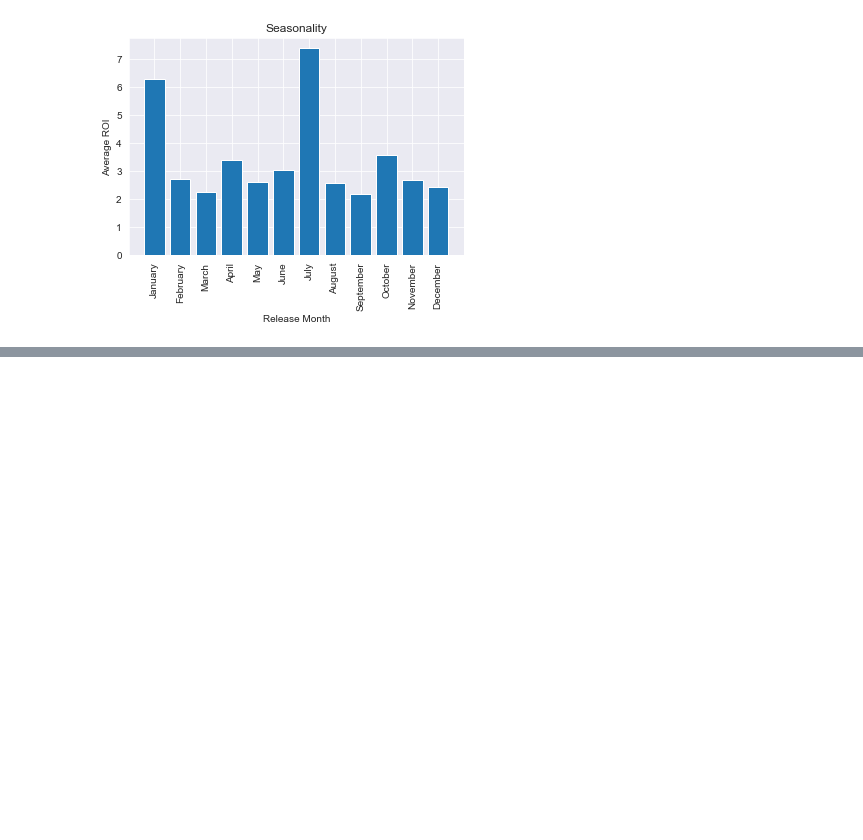
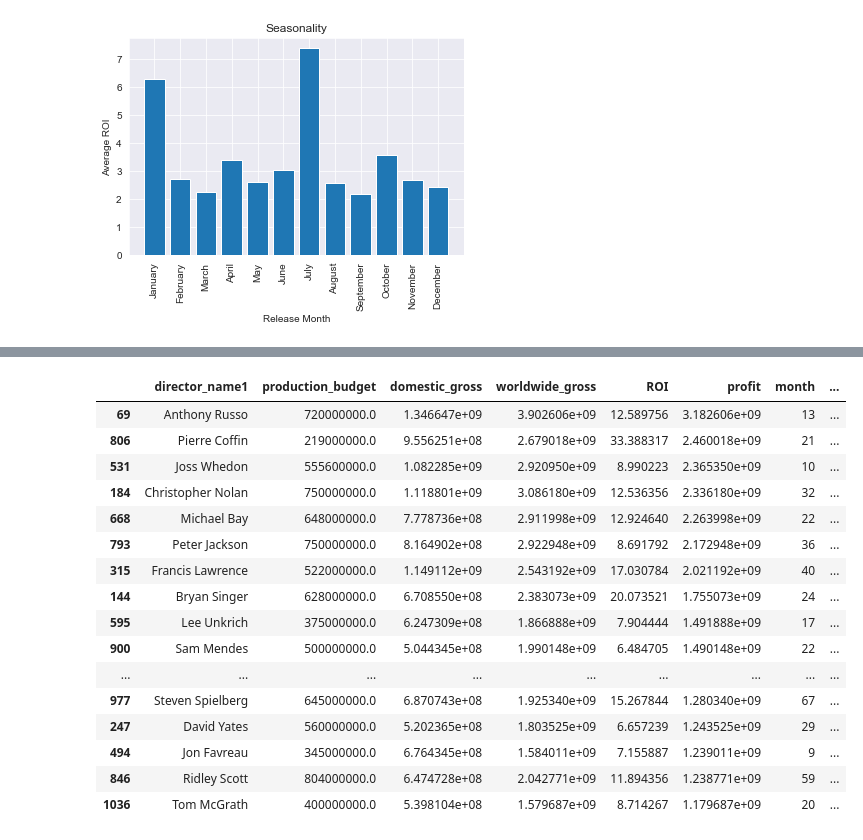
Before and after one commit to ZenBurrito/Phase-1Project, a Jupyter notebook: final_merge-DBcopy.ipynb, the cells around one changed output, grey strips where cells are left out. Drawn from its saved outputs; the diff is of its cells as text; code cells hidden in the pictures; blank space fills up the shorter version.

```diff
--- a/final_merge-DBcopy.ipynb
+++ b/final_merge-DBcopy.ipynb
@@ -719,0 +706,22 @@ df_merge.sort_values(by = 'worldwide_gross', ascending = False).head(20)
+# %%
+df_merge_dir = df_merge.groupby(by='director_name1').sum().reset_index()
+# %%
+df_merge_dir.sort_values(by = 'profit', ascending = False).head(20)
+# %% [output]
+|  | director_name1 | production_budget | domestic_gross | worldwide_gross | ROI | profit | month | ... |
+| 69 | Anthony Russo | 720000000.0 | 1.346647e+09 | 3.902606e+09 | 12.589756 | 3.182606e+09 | 13 | ... |
+| 806 | Pierre Coffin | 219000000.0 | 9.556251e+08 | 2.679018e+09 | 33.388317 | 2.460018e+09 | 21 | ... |
+| 531 | Joss Whedon | 555600000.0 | 1.082285e+09 | 2.920950e+09 | 8.990223 | 2.365350e+09 | 10 | ... |
+| 184 | Christopher Nolan | 750000000.0 | 1.118801e+09 | 3.086180e+09 | 12.536356 | 2.336180e+09 | 32 | ... |
+| 668 | Michael Bay | 648000000.0 | 7.778736e+08 | 2.911998e+09 | 12.924640 | 2.263998e+09 | 22 | ... |
+| 793 | Peter Jackson | 750000000.0 | 8.164902e+08 | 2.922948e+09 | 8.691792 | 2.172948e+09 | 36 | ... |
+| 315 | Francis Lawrence | 522000000.0 | 1.149112e+09 | 2.543192e+09 | 17.030784 | 2.021192e+09 | 40 | ... |
+| 144 | Bryan Singer | 628000000.0 | 6.708550e+08 | 2.383073e+09 | 20.073521 | 1.755073e+09 | 24 | ... |
+| 595 | Lee Unkrich | 375000000.0 | 6.247309e+08 | 1.866888e+09 | 7.904444 | 1.491888e+09 | 17 | ... |
+| 900 | Sam Mendes | 500000000.0 | 5.044345e+08 | 1.990148e+09 | 6.484705 | 1.490148e+09 | 22 | ... |
+| ... | ... | ... | ... | ... | ... | ... | ... | ... |
+| 977 | Steven Spielberg | 645000000.0 | 6.870743e+08 | 1.925340e+09 | 15.267844 | 1.280340e+09 | 67 | ... |
+| 247 | David Yates | 560000000.0 | 5.202365e+08 | 1.803525e+09 | 6.657239 | 1.243525e+09 | 29 | ... |
+| 494 | Jon Favreau | 345000000.0 | 6.764345e+08 | 1.584011e+09 | 7.155887 | 1.239011e+09 | 9 | ... |
+| 846 | Ridley Scott | 804000000.0 | 6.474728e+08 | 2.042771e+09 | 11.894356 | 1.238771e+09 | 59 | ... |
+| 1036 | Tom McGrath | 400000000.0 | 5.398104e+08 | 1.579687e+09 | 8.714267 | 1.179687e+09 | 20 | ... |
```
Also changed, not shown: parts of 12 cells of this notebook, 1 other file.
